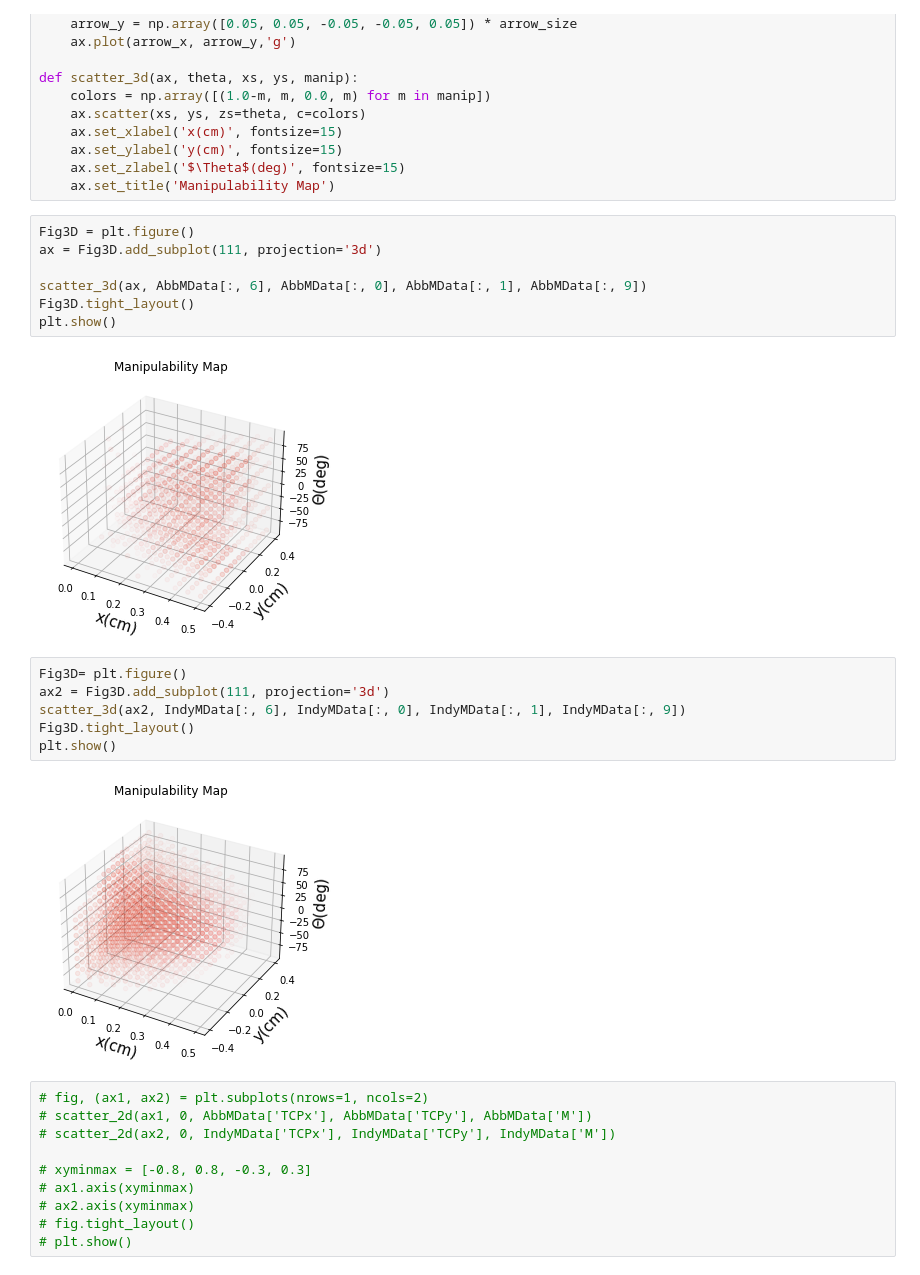
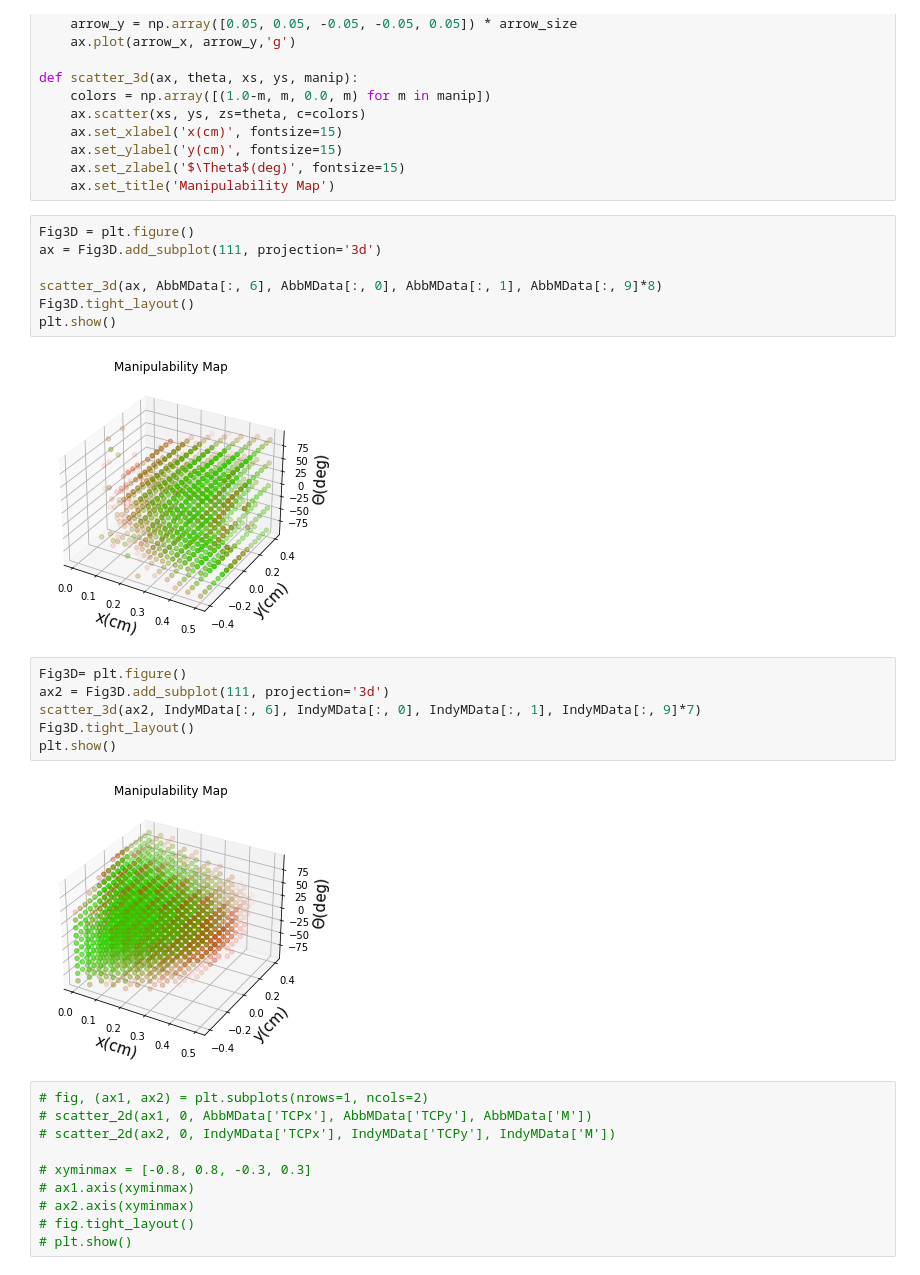
Before and after one commit to fryumbla/Robot-Manipulability, a Jupyter notebook: log/Manipulability_data 0 degre.ipynb, the cells around one changed output. Cells and saved outputs as stored; diff of their text form.

```diff
--- a/log/Manipulability_data 0 degre.ipynb
+++ b/log/Manipulability_data 0 degre.ipynb
@@ -98,19 +98,19 @@ def scatter_3d(ax, theta, xs, ys, manip):
 Fig3D = plt.figure()
 ax = Fig3D.add_subplot(111, projection='3d')
 
-scatter_3d(ax, AbbMData[:, 6], AbbMData[:, 0], AbbMData[:, 1], AbbMData[:, 9])
+scatter_3d(ax, AbbMData[:, 6], AbbMData[:, 0], AbbMData[:, 1], AbbMData[:, 9]*8)
 Fig3D.tight_layout()
 plt.show()
 # %% [output]
-[figure, old version]
+[figure, new version]
 # %%
 Fig3D= plt.figure()
 ax2 = Fig3D.add_subplot(111, projection='3d')
-scatter_3d(ax2, IndyMData[:, 6], IndyMData[:, 0], IndyMData[:, 1], IndyMData[:, 9])
+scatter_3d(ax2, IndyMData[:, 6], IndyMData[:, 0], IndyMData[:, 1], IndyMData[:, 9]*7)
 Fig3D.tight_layout()
 plt.show()
 # %% [output]
-[figure, old version]
+[figure, new version]
 # %%
 # fig, (ax1, ax2) = plt.subplots(nrows=1, ncols=2)
 # scatter_2d(ax1, 0, AbbMData['TCPx'], AbbMData['TCPy'], AbbMData['M'])
```
Also changed, not shown: parts of 2 cells of this notebook, 1 other file.
